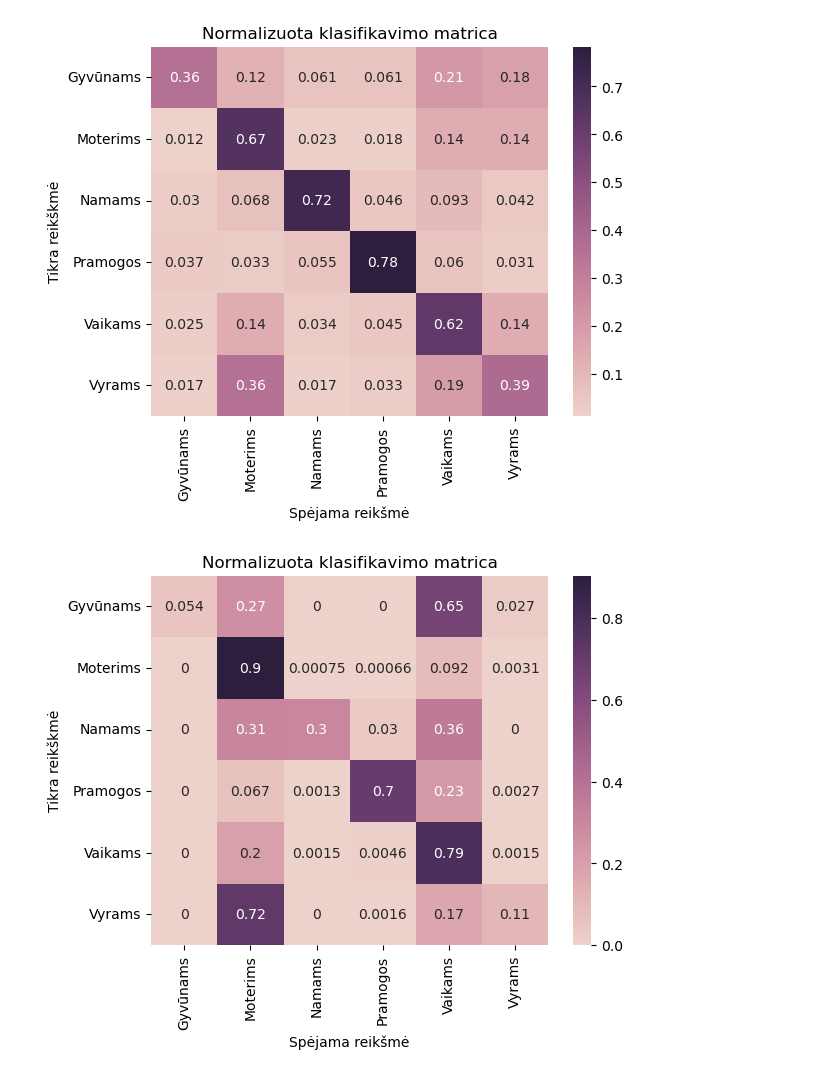
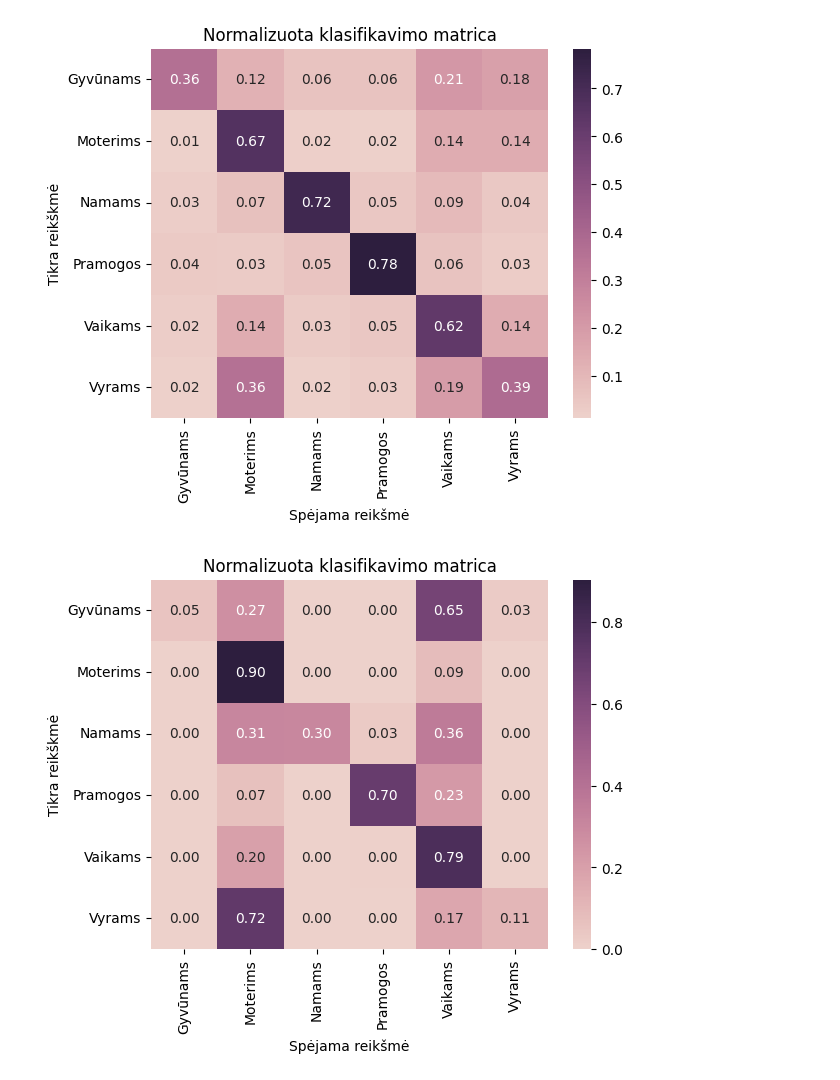
Before and after one commit to Friebay/Vinted_classification_NLP, a Jupyter notebook: conf_matrix.ipynb, the cells around one changed output. Drawn from its saved outputs; the diff is of its cells as text; code cells hidden in the pictures.

```diff
--- a/conf_matrix.ipynb
+++ b/conf_matrix.ipynb
@@ -24,9 +24,11 @@ cm = np.array([gyvunams, moterims, namams, pramogos, vaikams, vyrams])
 labels = ["Gyvūnams", "Moterims", "Namams", "Pramogos", "Vaikams", "Vyrams"]
 
 cm_norm = cm.astype(float) / cm.sum(axis=1, keepdims=True)
+
 sns.heatmap(
     cm_norm,
     annot=True,
+    fmt='.2f',
     cmap=sns.cubehelix_palette(as_cmap=True),
     xticklabels=labels,
     yticklabels=labels,
@@ -37,7 +39,7 @@ plt.title("Normalizuota klasifikavimo matrica")
 plt.savefig("logloss_conf_matrix.svg", format="svg", bbox_inches="tight")
 plt.show()
 # %% [output]
-[figure, old version]
+[figure, new version]
 # %%
 """
 [[    2    10     0     0    24     1]
@@ -45,34 +47,36 @@ plt.show()
  [    0    71    70     7    83     0]
  [    0    50     1   520   169     2]
  [    0  1668    13    39  6694    13]
  [    0   883     0     2   209   130]]
 """
 
 gyvunams = [2, 10, 0, 0, 24, 1]
 moterims = [0, 10914, 9, 8, 1105, 38]
 namams = [0, 71, 70, 7, 83, 0]
 pramogos = [0, 50, 1, 520, 169, 2]
 vaikams = [0, 1668, 13, 39,  6694, 13]
 vyrams = [0, 883, 0, 2, 209, 130]
 
 cm = np.array([gyvunams, moterims, namams, pramogos, vaikams, vyrams])
 labels = ["Gyvūnams", "Moterims", "Namams", "Pramogos", "Vaikams", "Vyrams"]
 
 cm_norm = cm.astype(float) / cm.sum(axis=1, keepdims=True)
+
 sns.heatmap(
     cm_norm,
     annot=True,
+    fmt='.2f',
     cmap=sns.cubehelix_palette(as_cmap=True),
     xticklabels=labels,
     yticklabels=labels,
 )
 plt.xlabel("Spėjama reikšmė")
 plt.ylabel("Tikra reikškmė")
 plt.title("Normalizuota klasifikavimo matrica")
 plt.savefig("xgboost_conf_matrix.svg", format="svg", bbox_inches="tight")
 plt.show()
 # %% [output]
-[figure, old version]
+[figure, new version]
 # %%
 """
 [[    7     8     1     0    20     1]
```
Also changed, not shown: parts of 1 cell of this notebook, 6 other files.
